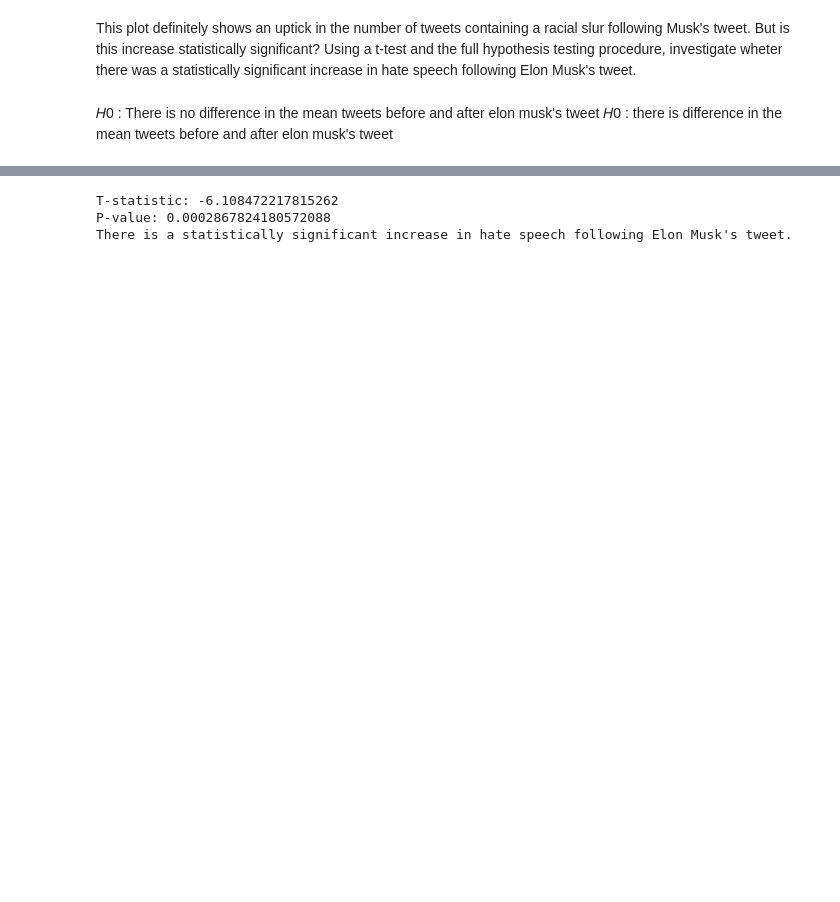
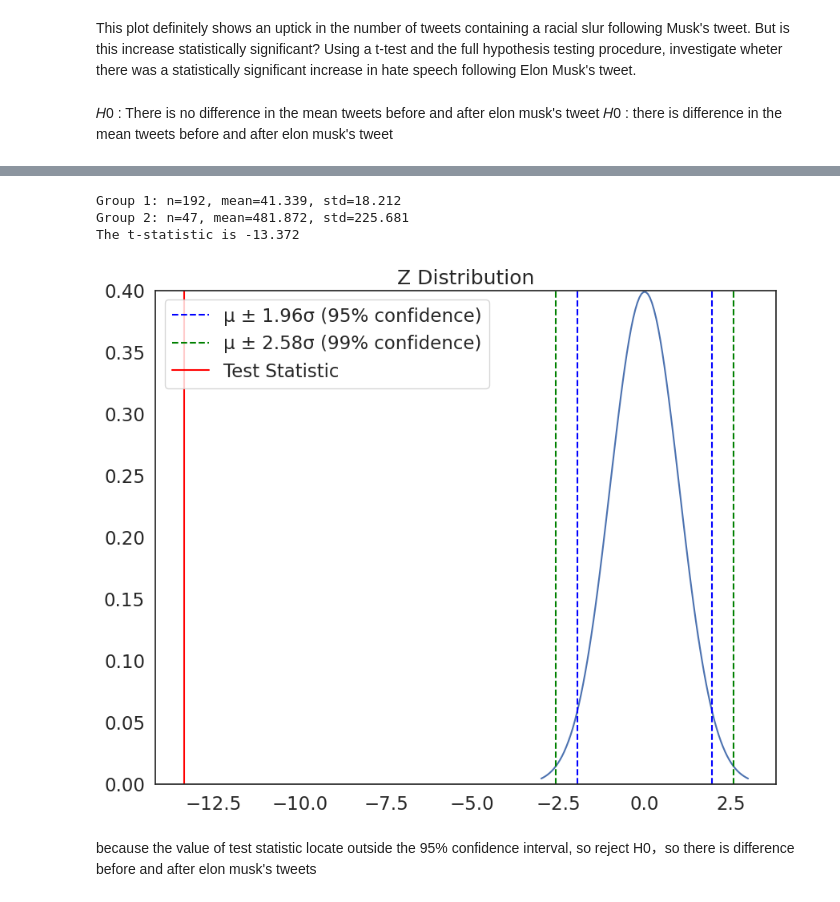
Before and after one commit to wilsonliu222/QM-2, a Jupyter notebook: notebooks/W07. Hypothesis Testing.ipynb, the cells around one changed output, grey strips where cells are left out. Drawn from its saved outputs; the diff is of its cells as text; code cells hidden in the pictures; blank space fills up the shorter version.

```diff
--- a/notebooks/W07. Hypothesis Testing.ipynb
+++ b/notebooks/W07. Hypothesis Testing.ipynb
@@ -445,22 +379,10 @@ def manual_ttest(group1, group2, plot=False): # define a function called "manual
-# %%
-from scipy.stats import ttest_ind
-
-# Example data (replace with your actual data)
-tweets_before = [10, 12, 15, 8, 11]
-tweets_after = [18, 22, 25, 20, 21]
-
-# Perform t-test
-t_stat, p_value = ttest_ind(tweets_before, tweets_after)
-
-# Display results
-print(f'T-statistic: {t_stat}\nP-value: {p_value}')
-
-# Check significance at alpha = 0.05
-if p_value < 0.05:
-    print('There is a statistically significant increase in hate speech following Elon Musk\'s tweet.')
-else:
-    print('There is no statistically significant increase in hate speech following Elon Musk\'s tweet.')
-# %% [output]
-T-statistic: -6.108472217815262
-P-value: 0.0002867824180572088
-There is a statistically significant increase in hate speech following Elon Musk's tweet.
+# %%
+t2= manual_ttest(tweets[tweets['hour']<tweet]['count'],tweets[tweets['hour']>tweet]['count'])
+plot_z(t2)
+# %% [output]
+Group 1: n=192, mean=41.339, std=18.212
+Group 2: n=47, mean=481.872, std=225.681
+The t-statistic is -13.372
+[figure, added]
+# %% [markdown]
+because the value of test statistic locate outside the 95% confidence interval, so reject H0，so there is difference before and after elon musk's tweets
```
Also changed, not shown: parts of 11 cells of this notebook.
